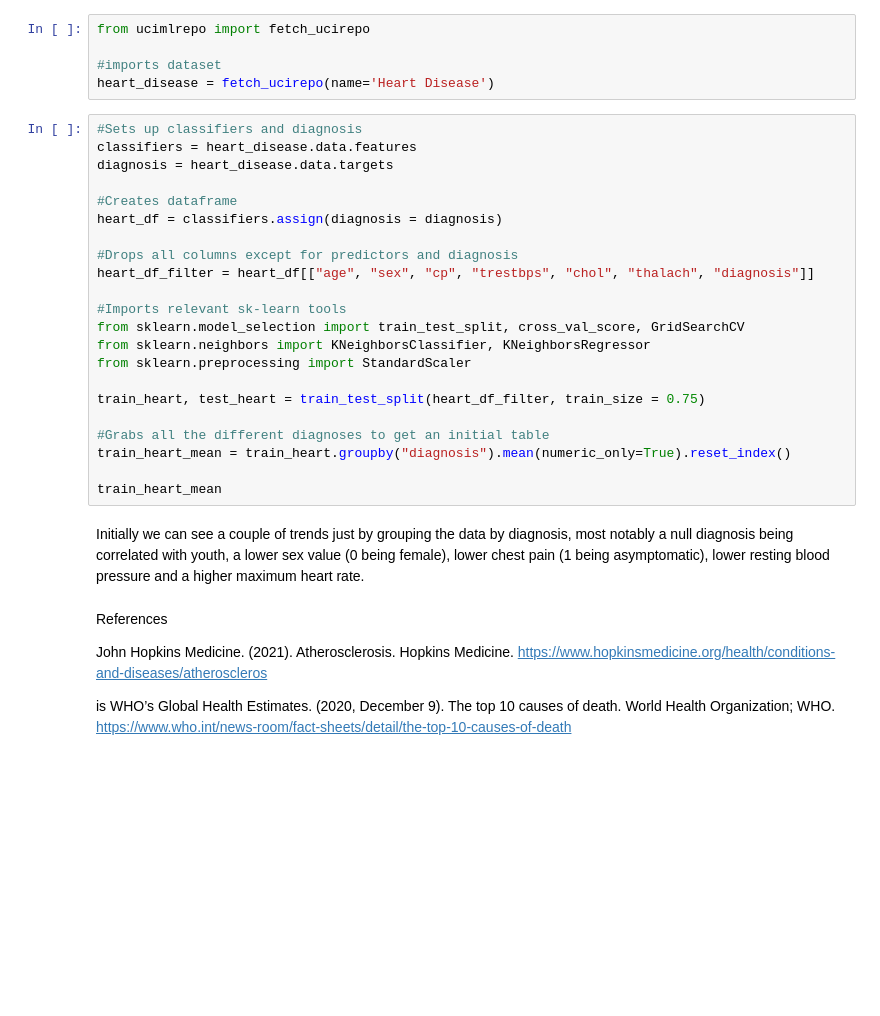
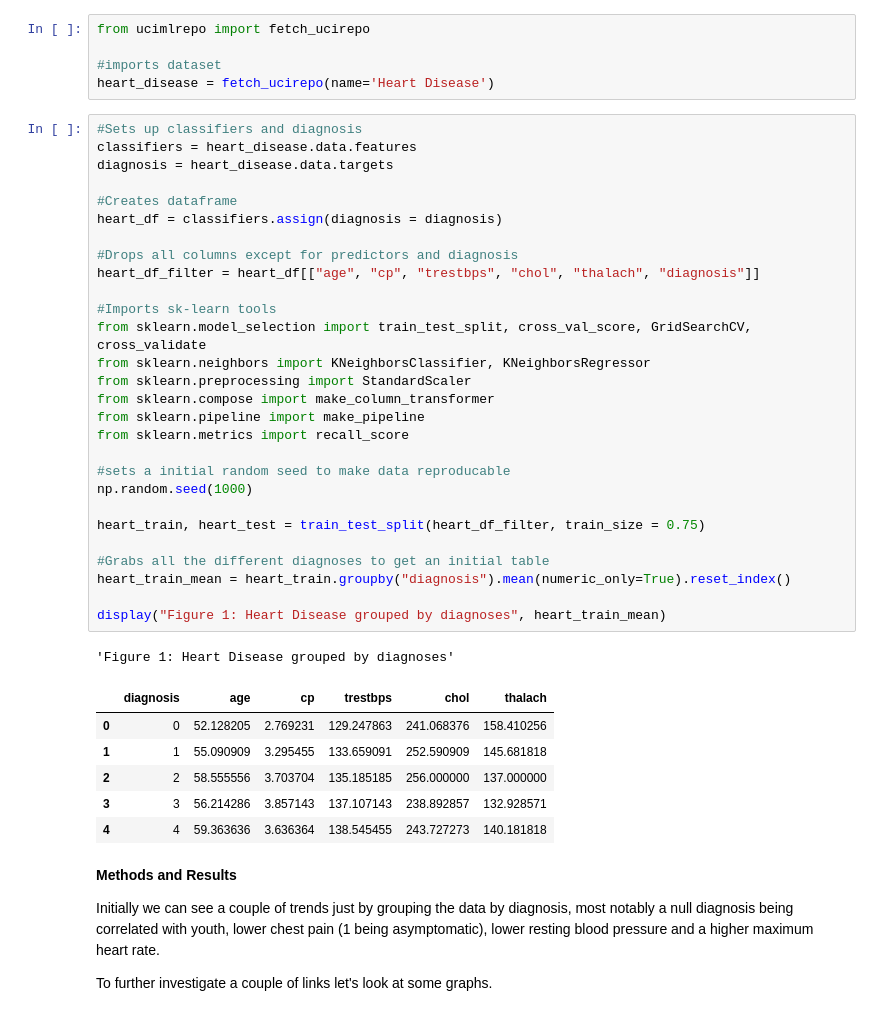
Before and after one commit to andyw2444/Group-Project, a Jupyter notebook: Group Project Report.ipynb, the cells around one changed output. Saved outputs shown, nothing was run; the diff lists cells and outputs as text; blank space fills up the shorter version.

```diff
--- a/Group Project Report.ipynb
+++ b/Group Project Report.ipynb
@@ -28,31 +30,42 @@ heart_disease = fetch_ucirepo(name='Heart Disease')
 # %%
 #Sets up classifiers and diagnosis
 classifiers = heart_disease.data.features
 diagnosis = heart_disease.data.targets
 
 #Creates dataframe
 heart_df = classifiers.assign(diagnosis = diagnosis)
 
 #Drops all columns except for predictors and diagnosis
-heart_df_filter = heart_df[["age", "sex", "cp", "trestbps", "chol", "thalach", "diagnosis"]]
+heart_df_filter = heart_df[["age", "cp", "trestbps", "chol", "thalach", "diagnosis"]]
 
-#Imports relevant sk-learn tools
-from sklearn.model_selection import train_test_split, cross_val_score, GridSearchCV
+#Imports sk-learn tools
+from sklearn.model_selection import train_test_split, cross_val_score, GridSearchCV, cross_validate
 from sklearn.neighbors import KNeighborsClassifier, KNeighborsRegressor
 from sklearn.preprocessing import StandardScaler
+from sklearn.compose import make_column_transformer
+from sklearn.pipeline import make_pipeline
+from sklearn.metrics import recall_score
 
-train_heart, test_heart = train_test_split(heart_df_filter, train_size = 0.75)
+#sets a initial random seed to make data reproducable
+np.random.seed(1000)
+
+heart_train, heart_test = train_test_split(heart_df_filter, train_size = 0.75)
 
 #Grabs all the different diagnoses to get an initial table
-train_heart_mean = train_heart.groupby("diagnosis").mean(numeric_only=True).reset_index()
+heart_train_mean = heart_train.groupby("diagnosis").mean(numeric_only=True).reset_index()
 
-train_heart_mean
+display("Figure 1: Heart Disease grouped by diagnoses", heart_train_mean)
+# %% [output]
+'Figure 1: Heart Disease grouped by diagnoses'
+|  | diagnosis | age | cp | trestbps | chol | thalach |
+| 0 | 0 | 52.128205 | 2.769231 | 129.247863 | 241.068376 | 158.410256 |
+| 1 | 1 | 55.090909 | 3.295455 | 133.659091 | 252.590909 | 145.681818 |
+| 2 | 2 | 58.555556 | 3.703704 | 135.185185 | 256.000000 | 137.000000 |
+| 3 | 3 | 56.214286 | 3.857143 | 137.107143 | 238.892857 | 132.928571 |
+| 4 | 4 | 59.363636 | 3.636364 | 138.545455 | 243.727273 | 140.181818 |
 # %% [markdown]
-Initially we can see a couple of trends just by grouping the data by diagnosis, most notably a null diagnosis being correlated with youth, a lower sex value (0 being female), lower chest pain (1 being asymptomatic), lower resting blood pressure and a higher maximum heart rate.
+**Methods and Results**
+
+Initially we can see a couple of trends just by grouping the data by diagnosis, most notably a null diagnosis being correlated with youth, lower chest pain (1 being asymptomatic), lower resting blood pressure and a higher maximum heart rate.
+
+To further investigate a couple of links let's look at some graphs.
-# %% [markdown]
-References
-
-John Hopkins Medicine. (2021). Atherosclerosis. Hopkins Medicine. https://www.hopkinsmedicine.org/health/conditions-and-diseases/atheroscleros
-
-is
-WHO’s Global Health Estimates. (2020, December 9). The top 10 causes of death. World Health Organization; WHO. https://www.who.int/news-room/fact-sheets/detail/the-top-10-causes-of-death
```
Also changed, not shown: parts of 11 cells of this notebook.
